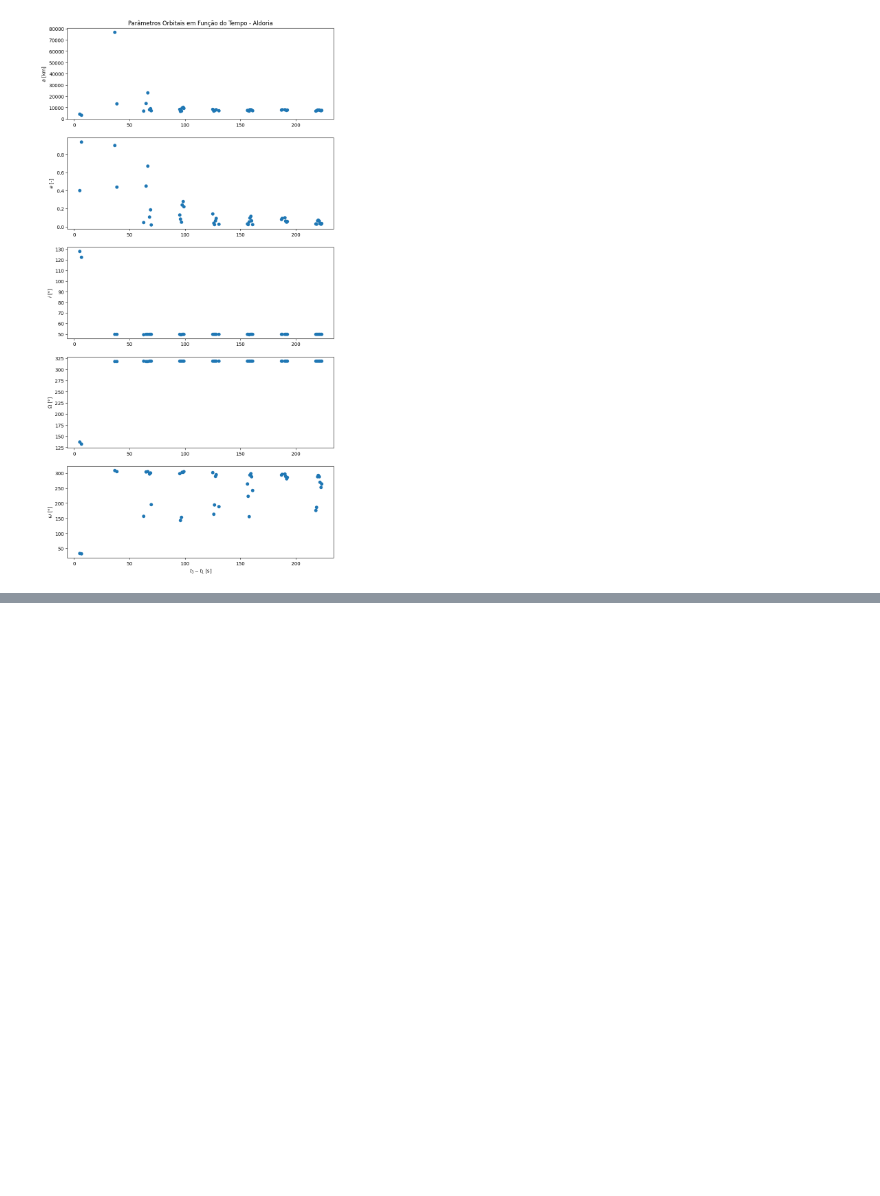
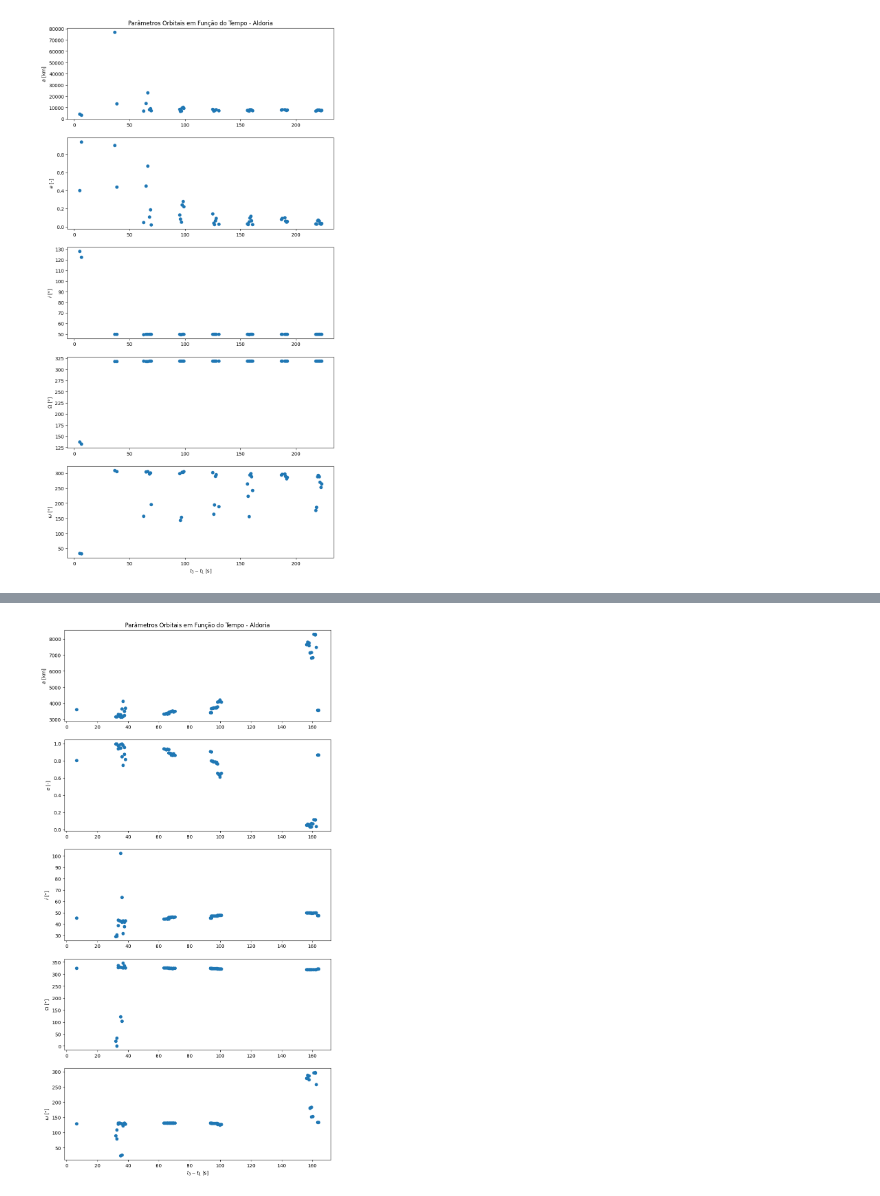
Before and after one commit to Rafa1914/spacepykit, a Jupyter notebook: orbit-determination-notebook.ipynb, the cells around one changed output, grey strips where cells are left out. Saved outputs shown, nothing was run; the diff lists cells and outputs as text; code cells hidden in the pictures; blank space fills up the shorter version.

Commit message:
Data exploration

```diff
--- a/orbit-determination-notebook.ipynb
+++ b/orbit-determination-notebook.ipynb
@@ -711,90 +711,91 @@ altitude = 2180e-3                                              # [km]
 latitude_geodetic = np.rad2deg(get_geodetic_latitude(latitude)) # Latitude geodética do observatório [deg]
 
 # Observações:
-tdm_aldoria_bruto = get_track_data('Dados\\TDM_7646.txt')
+tdm_saipher_bruto = get_track_data('Dados\\Resultados-12.txt')
 
 # Ajuste dos dados
-tdm_aldoria = tdm_aldoria_bruto
+# tdm_saipher = radec_fit(original_data=tdm_saipher_bruto,poly_degree=3,t_start=tdm_saipher_bruto['Tempo[s]'].min(),t_end=tdm_saipher_bruto['Tempo[s]'].max()+60)
+tdm_saipher = tdm_saipher_bruto
 
-n_aldoria = len(tdm_aldoria['Tempo[s]'])  # Quantidade de observações realizadas
+n_saipher = len(tdm_saipher['Tempo[s]'])  # Quantidade de observações realizadas
 
 # Parâmetros:
-dt_aldoria = []
-a_aldoria = []
-i_aldoria = []
-omega_aldoria = []
-w_aldoria = []
-e_aldoria = []
+dt_saipher = []
+a_saipher = []
+i_saipher = []
+omega_saipher = []
+w_saipher = []
+e_saipher = []
 
-for n in range(2,n_aldoria):
+for n in range(2,n_saipher):
     # Posições Analisadas:
-    initial_aldoria = 0
-    middle_aldoria = int(n/2)
-    end_aldoria = n
+    initial_saipher = 0
+    middle_saipher = int(n/2)
+    end_saipher = n
 
     # Parâmetros únicos de cada "TDM":
-    t_aldoria = [tdm_aldoria['Tempo[s]'][initial_aldoria],tdm_aldoria['Tempo[s]'][middle_aldoria],tdm_aldoria['Tempo[s]'][end_aldoria]] # Horário das observações utilizadas na IOD [s]
-    local_sidereal_time_aldoria = [
-        sidereal_time(longitude=longitude,date=tdm_aldoria['Tempo (UTC)'][initial_aldoria]),
-        sidereal_time(longitude=longitude,date=tdm_aldoria['Tempo (UTC)'][middle_aldoria]),
-        sidereal_time(longitude=longitude,date=tdm_aldoria['Tempo (UTC)'][end_aldoria]),
+    t_saipher = [tdm_saipher['Tempo[s]'][initial_saipher],tdm_saipher['Tempo[s]'][middle_saipher],tdm_saipher['Tempo[s]'][end_saipher]] # Horário das observações utilizadas na IOD [s]
+    local_sidereal_time_saipher = [
+        sidereal_time(longitude=longitude,date=tdm_saipher['Tempo (UTC)'][initial_saipher]),
+        sidereal_time(longitude=longitude,date=tdm_saipher['Tempo (UTC)'][middle_saipher]),
+        sidereal_time(longitude=longitude,date=tdm_saipher['Tempo (UTC)'][end_saipher]),
         ]
-    RAs_aldoria = [tdm_aldoria['RA[deg]'][initial_aldoria],tdm_aldoria['RA[deg]'][middle_aldoria],tdm_aldoria['RA[deg]'][end_aldoria]]
-    DECs_aldoria = [tdm_aldoria['DEC[deg]'][initial_aldoria],tdm_aldoria['DEC[deg]'][middle_aldoria],tdm_aldoria['DEC[deg]'][end_aldoria]]
+    RAs_saipher = [tdm_saipher['RA[deg]'][initial_saipher],tdm_saipher['RA[deg]'][middle_saipher],tdm_saipher['RA[deg]'][end_saipher]]
+    DECs_saipher = [tdm_saipher['DEC[deg]'][initial_saipher],tdm_saipher['DEC[deg]'][middle_saipher],tdm_saipher['DEC[deg]'][end_saipher]]
 
     # Estimativa inicial do vetor de estado do objeto (r2,v2):
     r2,v2 = r2v2_from_angles_only_gauss(
         latitude_geodetic = latitude_geodetic,
         altitude = altitude,
-        local_sidereal_times = local_sidereal_time_aldoria,
-        RAs = RAs_aldoria,
-        DECs = DECs_aldoria,
-        times = t_aldoria)
+        local_sidereal_times = local_sidereal_time_saipher,
+        RAs = RAs_saipher,
+        DECs = DECs_saipher,
+        times = t_saipher)
 
     # Parâmetros Orbitais:
     h,i,omega,e,w,theta = classic_orbital_elements_from_rv(r2,v2)
     a = semimajor_axis_from_he(h,e)
 
     # Adição dos Dados Obtidos:
-    dt_aldoria.append(t_aldoria[2] - t_aldoria[0])
-    a_aldoria.append(a)
-    i_aldoria.append(i)
-    omega_aldoria.append(omega)
-    w_aldoria.append(w)
-    e_aldoria.append(e)
+    dt_saipher.append(t_saipher[2] - t_saipher[0])
+    a_saipher.append(a)
+    i_saipher.append(i)
+    omega_saipher.append(omega)
+    w_saipher.append(w)
+    e_saipher.append(e)
 
 # Criação de Data Frame com os Dados:
-orbital_param_aldoria = pd.DataFrame(data={
-    'Delta_t' : dt_aldoria,
-    'a':a_aldoria,
-    'i':i_aldoria,
-    'omega':omega_aldoria,
-    'w':w_aldoria,
-    'e':e_aldoria,
+orbital_param_saipher = pd.DataFrame(data={
+    'Delta_t' : dt_saipher,
+    'a':a_saipher,
+    'i':i_saipher,
+    'omega':omega_saipher,
+    'w':w_saipher,
+    'e':e_saipher,
 })
 
 # Filtro de Outliers:
-orbital_param_aldoria.dropna(inplace=True)
-orbital_param_aldoria.where((orbital_param_aldoria['e'] < 1),inplace=True)
+orbital_param_saipher.dropna(inplace=True)
+orbital_param_saipher.where((orbital_param_saipher['e'] < 1),inplace=True)
 
 # Plot dos Resultados:
 plt.figure(figsize=(10,20))
 # plt.rcParams['text.usetex'] = True
 ax1 = plt.subplot(5,1,1)
-ax1.scatter(orbital_param_aldoria['Delta_t'],orbital_param_aldoria['a'])
+ax1.scatter(orbital_param_saipher['Delta_t'],orbital_param_saipher['a'])
 ax1.set_ylabel('$a$ [km]')
 ax1.set_title('Parâmetros Orbitais em Função do Tempo - Aldoria')
 ax2 = plt.subplot(5,1,2)
-ax2.scatter(orbital_param_aldoria['Delta_t'],orbital_param_aldoria['e'])
+ax2.scatter(orbital_param_saipher['Delta_t'],orbital_param_saipher['e'])
 ax2.set_ylabel('$e$ [-]')
 ax3 = plt.subplot(5,1,3)
-ax3.scatter(orbital_param_aldoria['Delta_t'],orbital_param_aldoria['i'])
+ax3.scatter(orbital_param_saipher['Delta_t'],orbital_param_saipher['i'])
 ax3.set_ylabel('$i$ [°]')
 ax4 = plt.subplot(5,1,4)
-ax4.scatter(orbital_param_aldoria['Delta_t'],orbital_param_aldoria['omega'])
+ax4.scatter(orbital_param_saipher['Delta_t'],orbital_param_saipher['omega'])
 ax4.set_ylabel('$\\Omega$ [°]')
 ax5 = plt.subplot(5,1,5)
-ax5.scatter(orbital_param_aldoria['Delta_t'],orbital_param_aldoria['w'])
+ax5.scatter(orbital_param_saipher['Delta_t'],orbital_param_saipher['w'])
 ax5.set_ylabel('$\\omega$ [°]')
 ax5.set_xlabel('$t_3 - t_1$ [s]')
 plt.show()
@@ -810,0 +804 @@ plt.show()
+[figure, added]
```
Also changed, not shown: parts of 4 cells of this notebook.
